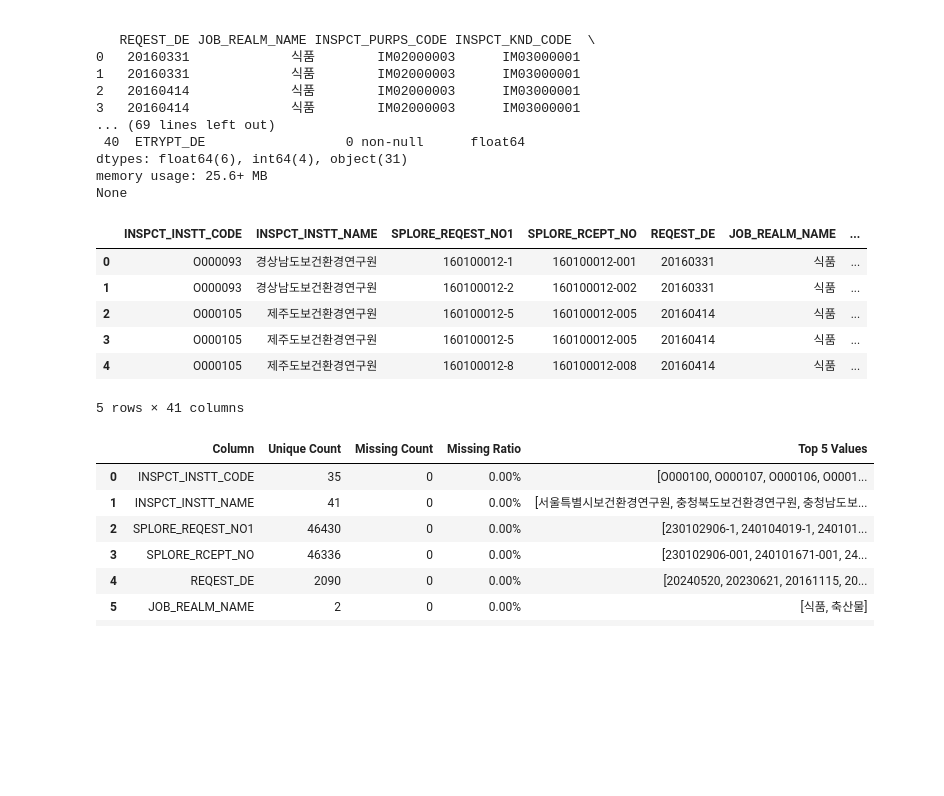
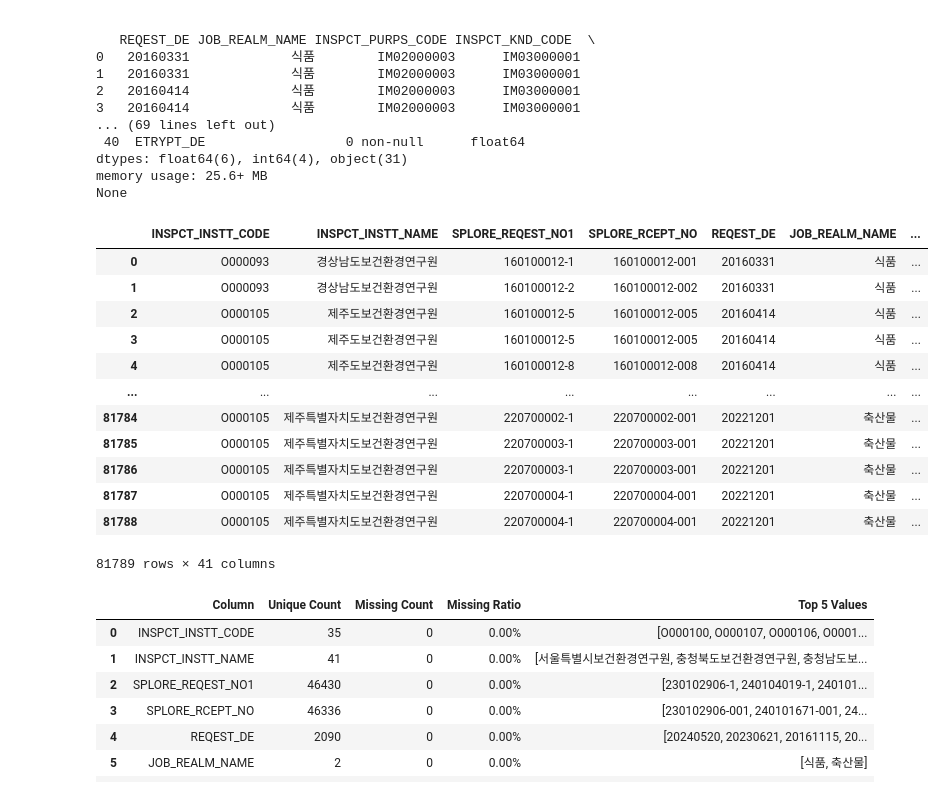
Before and after one commit to ancestor9/Affalatoxin-Analysis, a Jupyter notebook: 수거검사분석.ipynb, the cells around one changed output. Saved outputs shown, nothing was run; the diff lists cells and outputs as text; code cells hidden in the pictures; blank space fills up the shorter version.

```diff
--- a/수거검사분석.ipynb
+++ b/수거검사분석.ipynb
@@ -45,15 +47,21 @@ dtypes: float64(6), int64(4), object(31)
 memory usage: 25.6+ MB
 None
 # %%
-merged_df.head()
+merged_df
 # %% [output]
 |  | INSPCT_INSTT_CODE | INSPCT_INSTT_NAME | SPLORE_REQEST_NO1 | SPLORE_RCEPT_NO | REQEST_DE | JOB_REALM_NAME | ... |
 | 0 | O000093 | 경상남도보건환경연구원 | 160100012-1 | 160100012-001 | 20160331 | 식품 | ... |
 | 1 | O000093 | 경상남도보건환경연구원 | 160100012-2 | 160100012-002 | 20160331 | 식품 | ... |
 | 2 | O000105 | 제주도보건환경연구원 | 160100012-5 | 160100012-005 | 20160414 | 식품 | ... |
 | 3 | O000105 | 제주도보건환경연구원 | 160100012-5 | 160100012-005 | 20160414 | 식품 | ... |
 | 4 | O000105 | 제주도보건환경연구원 | 160100012-8 | 160100012-008 | 20160414 | 식품 | ... |
+| ... | ... | ... | ... | ... | ... | ... | ... |
+| 81784 | O000105 | 제주특별자치도보건환경연구원 | 220700002-1 | 220700002-001 | 20221201 | 축산물 | ... |
+| 81785 | O000105 | 제주특별자치도보건환경연구원 | 220700003-1 | 220700003-001 | 20221201 | 축산물 | ... |
+| 81786 | O000105 | 제주특별자치도보건환경연구원 | 220700003-1 | 220700003-001 | 20221201 | 축산물 | ... |
+| 81787 | O000105 | 제주특별자치도보건환경연구원 | 220700004-1 | 220700004-001 | 20221201 | 축산물 | ... |
+| 81788 | O000105 | 제주특별자치도보건환경연구원 | 220700004-1 | 220700004-001 | 20221201 | 축산물 | ... |
-5 rows × 41 columns
+81789 rows × 41 columns
 # %%
 # prompt: 각 컬럼의 고유값, 결측치, 결측치 비율, 대표값 5개를 요약하여  하나의 데이터프레임 만드는 함수를 제시하고 함수를 적용해줘
 
```
Also changed, not shown: parts of 11 cells of this notebook.
